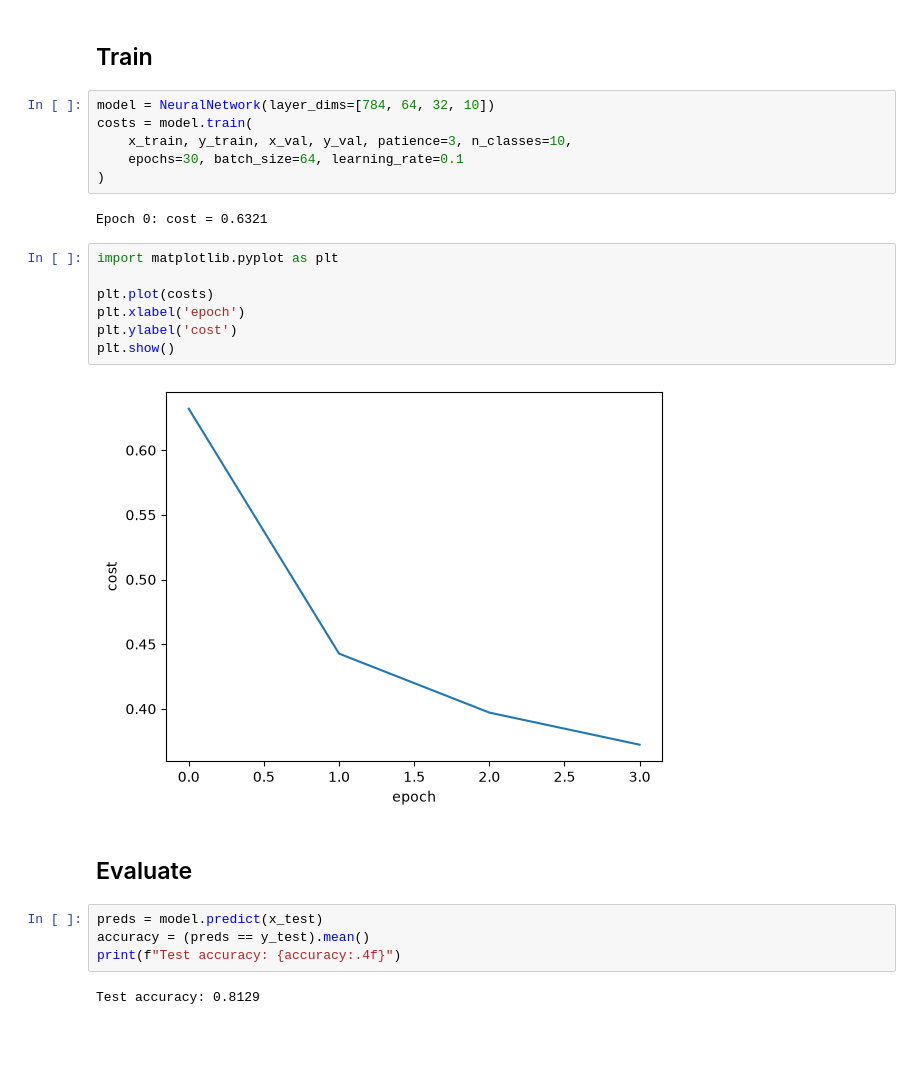
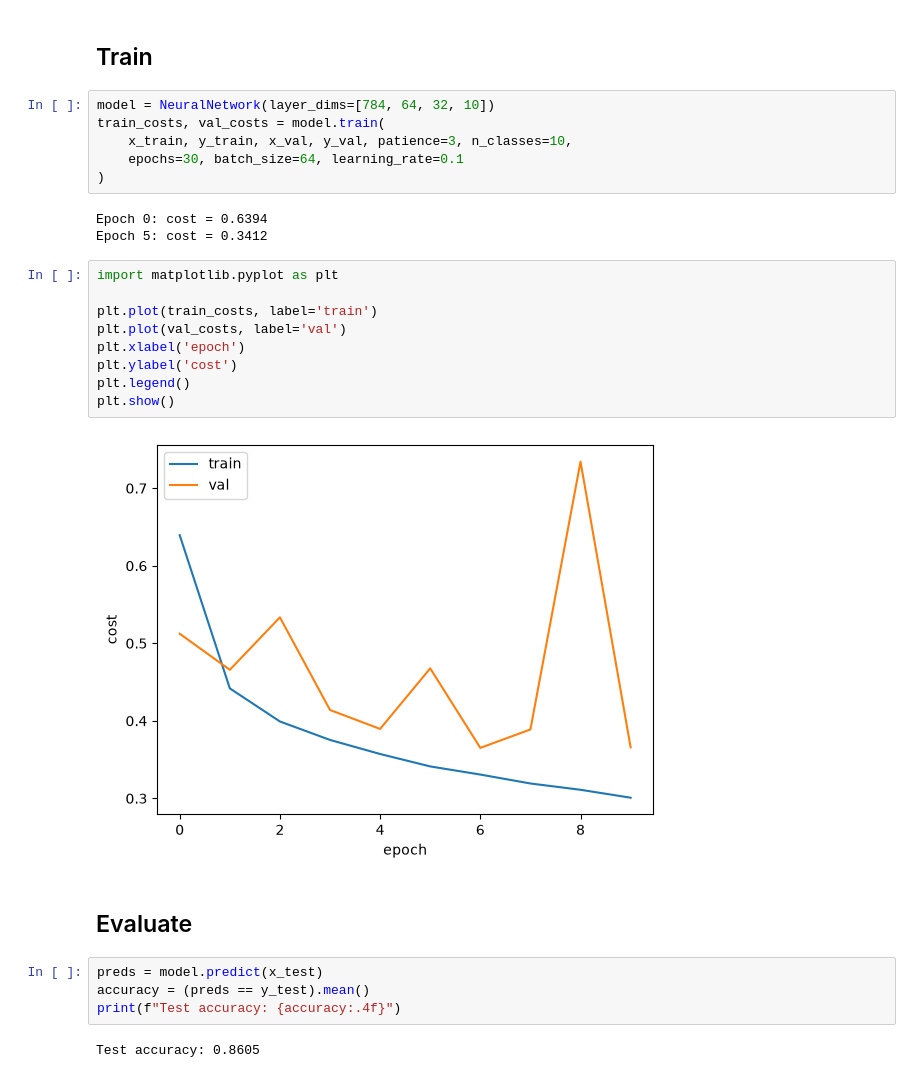
Before and after one commit to fnmsantiago/fashion-mnist-from-scratch, a Jupyter notebook: notebooks/01_train_from_scratch.ipynb, the cells around one changed output. Drawn from its saved outputs; the diff is of its cells as text; blank space fills up the shorter version.

Commit message:
Plot validation costs

```diff
--- a/notebooks/01_train_from_scratch.ipynb
+++ b/notebooks/01_train_from_scratch.ipynb
@@ -22,21 +22,24 @@ plot_examples(x_train, y_train)
 ## Train
 # %%
 model = NeuralNetwork(layer_dims=[784, 64, 32, 10])
-costs = model.train(
+train_costs, val_costs = model.train(
     x_train, y_train, x_val, y_val, patience=3, n_classes=10,
     epochs=30, batch_size=64, learning_rate=0.1
 )
 # %% [output]
-Epoch 0: cost = 0.6321
+Epoch 0: cost = 0.6394
+Epoch 5: cost = 0.3412
 # %%
 import matplotlib.pyplot as plt
 
-plt.plot(costs)
+plt.plot(train_costs, label='train')
+plt.plot(val_costs, label='val')
 plt.xlabel('epoch')
 plt.ylabel('cost')
+plt.legend()
 plt.show()
 # %% [output]
-[figure, old version]
+[figure, new version]
 # %% [markdown]
 ## Evaluate
 # %%
@@ -44,4 +47,4 @@ preds = model.predict(x_test)
 accuracy = (preds == y_test).mean()
 print(f"Test accuracy: {accuracy:.4f}")
 # %% [output]
-Test accuracy: 0.8129
+Test accuracy: 0.8605
```
Also changed, not shown: parts of 1 cell of this notebook.
